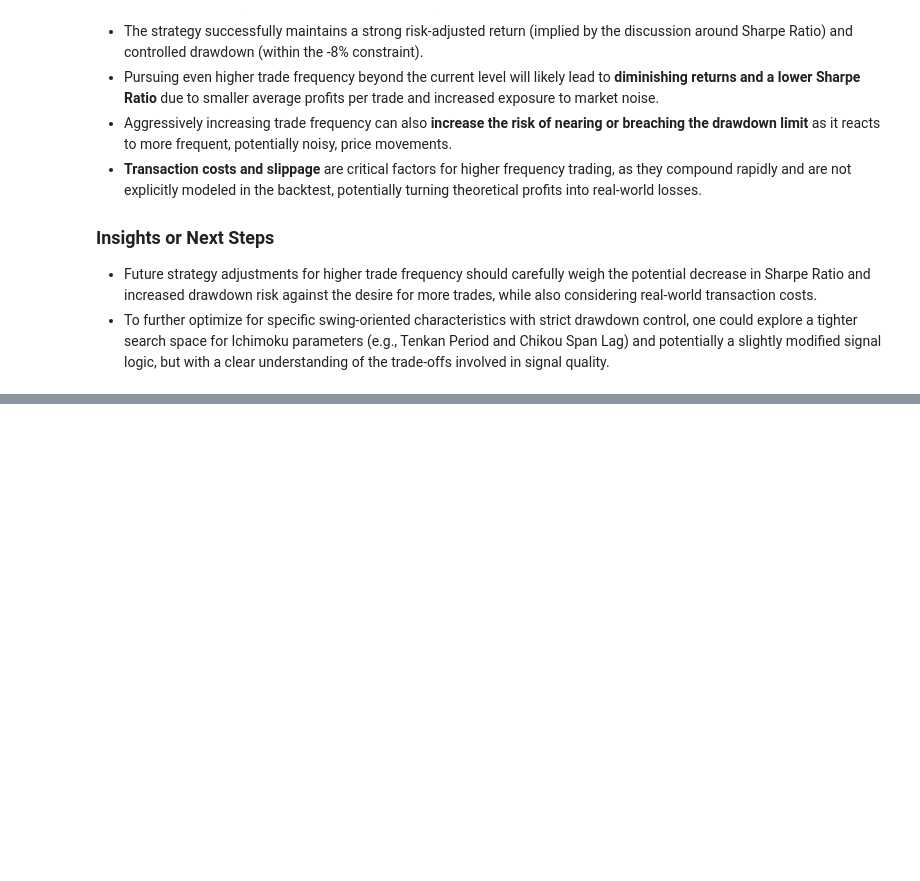
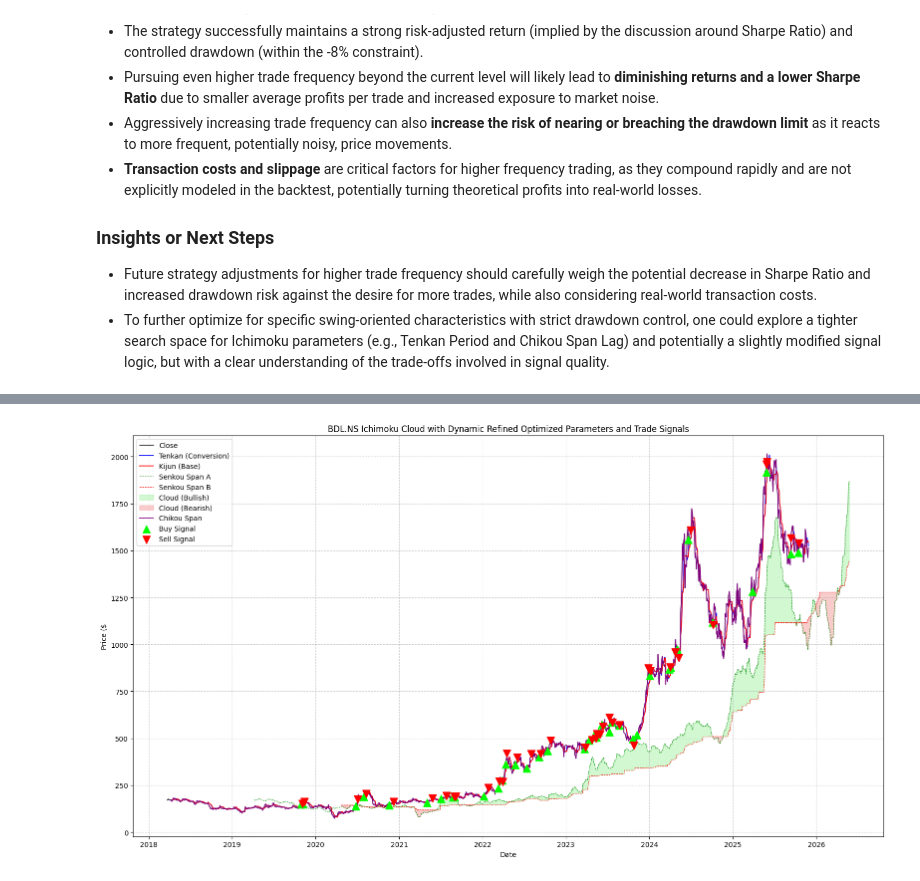
Before and after one commit to maduraiarm/Planets, a Jupyter notebook: optimized ichimoku strategy.ipynb, the cells around one changed output, grey strips where cells are left out. Drawn from its saved outputs; the diff is of its cells as text; code cells hidden in the pictures; blank space fills up the shorter version.

```diff
--- a/optimized ichimoku strategy.ipynb
+++ b/optimized ichimoku strategy.ipynb
@@ -2169,0 +2906,87 @@ Total number of completed trades: 20
+# %%
+import matplotlib.pyplot as plt
+import os
+import pandas as pd
+import numpy as np
+
+# Ensure the 'figures' directory exists
+if not os.path.exists('figures'):
+    os.makedirs('figures')
+
+# Identify trades for optimized parameters from the refined optimization
+buy_points_refined_final_dynamic = []
+sell_points_refined_final_dynamic = []
+position_refined_final_dynamic = 0  # 0 = flat, 1 = long
+
+for i in range(len(data_optimized_refined_final_dynamic)):
+    current_date = data_optimized_refined_final_dynamic.index[i]
+    current_close = data_optimized_refined_final_dynamic['Close'].iloc[i]
+
+    # Only consider signals after all Ichimoku lines have been calculated and are not NaN
+    if not pd.isna(data_optimized_refined_final_dynamic['tenkan'].iloc[i]) and \
+       not pd.isna(data_optimized_refined_final_dynamic['kijun'].iloc[i]) and \
+       not pd.isna(data_optimized_refined_final_dynamic['senkou_a'].iloc[i]) and \
+       not pd.isna(data_optimized_refined_final_dynamic['senkou_b'].iloc[i]) and \
+       not pd.isna(data_optimized_refined_final_dynamic['chikou_span'].iloc[i]):
+
+        # Buy signal
+        if data_optimized_refined_final_dynamic['signal'].iloc[i] == 1 and position_refined_final_dynamic == 0:
+            buy_points_refined_final_dynamic.append((current_date, current_close))
+            position_refined_final_dynamic = 1
+        # Sell signal (exit condition)
+        elif position_refined_final_dynamic == 1 and data_optimized_refined_final_dynamic['sell_signal_condition'].iloc[i] == 1:
+            sell_points_refined_final_dynamic.append((current_date, current_close))
+            position_refined_final_dynamic = 0
+
+# Convert to DataFrames for plotting
+buy_df_refined_final_dynamic = pd.DataFrame(buy_points_refined_final_dynamic, columns=["Date","Price"]).set_index("Date")
+sell_df_refined_final_dynamic = pd.DataFrame(sell_points_refined_final_dynamic, columns=["Date","Price"]).set_index("Date")
+
+# Plot price, Ichimoku lines, cloud, and trade signals for refined parameters
+plt.figure(figsize=(16, 9))
+plt.plot(data_optimized_refined_final_dynamic.index, data_optimized_refined_final_dynamic['Close'], label="Close", color='black', linewidth=1)
+plt.plot(data_optimized_refined_final_dynamic.index, data_optimized_refined_final_dynamic['tenkan'], label="Tenkan (Conversion)", color='blue', linewidth=1.2)
+plt.plot(data_optimized_refined_final_dynamic.index, data_optimized_refined_final_dynamic['kijun'], label="Kijun (Base)", color='red', linewidth=1.2)
+
+# Senkou A and Senkou B (Cloud boundaries) are plotted shifted forward
+# To make the plot show the cloud correctly in relation to current price, we plot them at their actual calculated date.
+plt.plot(data_optimized_refined_final_dynamic.index.shift(freq=f'{best_params_refined_dynamic[3]}B'), data_optimized_refined_final_dynamic['senkou_a'], label="Senkou Span A", color='green', linestyle='--', linewidth=0.7)
+plt.plot(data_optimized_refined_final_dynamic.index.shift(freq=f'{best_params_refined_dynamic[3]}B'), data_optimized_refined_final_dynamic['senkou_b'], label="Senkou Span B", color='red', linestyle='--', linewidth=0.7)
+
+# Cloud area
+# Shift the index for fill_between to align with the forward-shifted Senkou Spans
+shifted_index = data_optimized_refined_final_dynamic.index.shift(freq=f'{best_params_refined_dynamic[3]}B')
+
+plt.fill_between(
+    shifted_index,
+    data_optimized_refined_final_dynamic['senkou_a'],
+    data_optimized_refined_final_dynamic['senkou_b'],
+    where=data_optimized_refined_final_dynamic['senkou_a'] >= data_optimized_refined_final_dynamic['senkou_b'],
+    color='lightgreen', alpha=0.4, label='Cloud (Bullish)'
+)
+plt.fill_between(
+    shifted_index,
+    data_optimized_refined_final_dynamic['senkou_a'],
+    data_optimized_refined_final_dynamic['senkou_b'],
+    where=data_optimized_refined_final_dynamic['senkou_a'] < data_optimized_refined_final_dynamic['senkou_b'],
+    color='lightcoral', alpha=0.4, label='Cloud (Bearish)'
+)
+
+# Chikou Span: closing price shifted backward by chikou_span_lag periods.
+# To plot it effectively, we plot it on its *original* date, as it represents past price.
+plt.plot(data_optimized_refined_final_dynamic.index, data_optimized_refined_final_dynamic['chikou_span'].shift(periods=best_params_refined_dynamic[4]), label="Chikou Span", color='purple', linewidth=1.2)
+
+# Buy & Sell signals with higher zorder and lime color
+plt.scatter(buy_df_refined_final_dynamic.index, buy_df_refined_final_dynamic['Price'], marker="^", color="lime", s=120, label="Buy Signal", zorder=5)
+plt.scatter(sell_df_refined_final_dynamic.index, sell_df_refined_final_dynamic['Price'], marker="v", color="red", s=120, label="Sell Signal", zorder=5)
+
+plt.title(f"{symbol} Ichimoku Cloud with Dynamic Refined Optimized Parameters and Trade Signals")
+plt.xlabel("Date")
+plt.ylabel("Price ($")
+plt.legend(loc="upper left")
+plt.grid(True, linestyle='--', alpha=0.6)
+plt.tight_layout()
+plt.savefig(f"figures/{symbol}_ichimoku_dynamic_refined_optimized_signals_with_chikou.png", dpi=300)
+plt.show()
+# %% [output]
+[figure, added]
```
Also changed, not shown: parts of 21 cells of this notebook.
